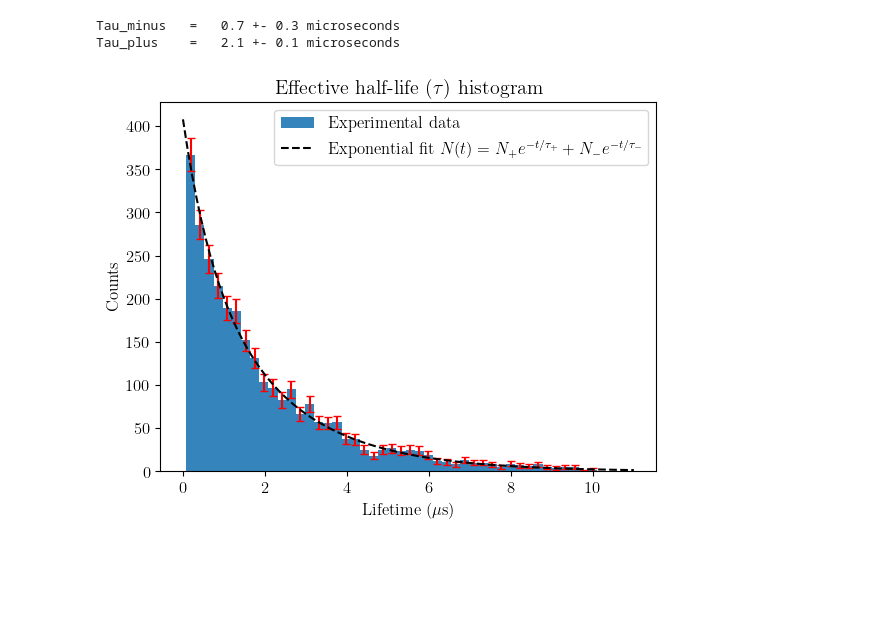
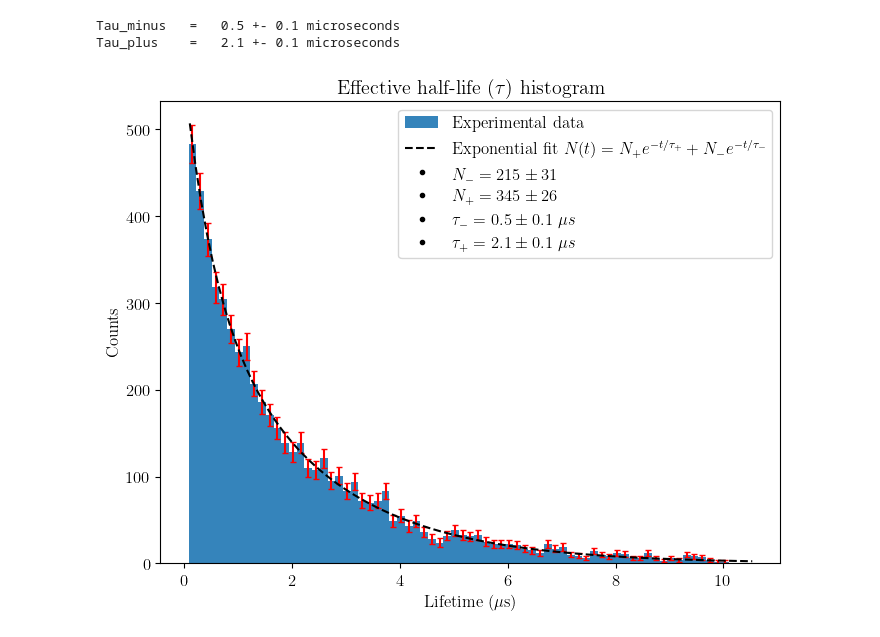
Before and after one commit to JoseCDS17/LabIV_UNIGE, a Jupyter notebook: Scintillator_Measurements/HalfLife_Muon/HalfLife_DataAnalysis.ipynb, the cells around one changed output. Saved outputs shown, nothing was run; the diff lists cells and outputs as text; code cells hidden in the pictures; blank space fills up the shorter version.

```diff
--- a/Scintillator_Measurements/HalfLife_Muon/HalfLife_DataAnalysis.ipynb
+++ b/Scintillator_Measurements/HalfLife_Muon/HalfLife_DataAnalysis.ipynb
@@ -22,5 +21,5 @@ print(len(data))
 # %%
-B = 45
+B = 70
 y, binedge = np.histogram(data, bins = B)
 centers = 0.5*(binedge[1:] + binedge[:-1])
 error = np.sqrt(y)
@@ -29,27 +28,33 @@ def f(t, N1, N2,tau1,tau2):
     return N1*np.exp(-t/tau1)+N2*np.exp(-t/tau2)
 
 popt, pcov = curve_fit(f, centers, y, sigma = error)
-xfit = np.linspace(0, np.max(centers)+1, 100)
+xfit = np.linspace(0.1, np.max(centers)+0.5, 100)
 fit = f(xfit, *popt)
 
-N_minus, N_plus, tau_minus, tau_plus = popt
-N_minus_err, N_plus_err, tau_minus_err, tau_plus_err = np.sqrt(np.diag(pcov))
+N_plus, N_minus, tau_plus, tau_minus = popt
+N_plus_err, N_minus_err, tau_plus_err, tau_minus_err = np.sqrt(np.diag(pcov))
 print(f'Tau_minus   =   {tau_minus:0.1f} +- {tau_minus_err:0.1f} microseconds')
 print(f'Tau_plus    =   {tau_plus:0.1f} +- {tau_plus_err:0.1f} microseconds')
 # %% [output]
-Tau_minus   =   0.7 +- 0.3 microseconds
+Tau_minus   =   0.5 +- 0.1 microseconds
 Tau_plus    =   2.1 +- 0.1 microseconds
 # %%
 fig, ax = plt.subplots()
+fig.set_figwidth(8)
+fig.set_figheight(6)
 
 ax.hist(data, bins = B, alpha=0.9, label = 'Experimental data')
-ax.errorbar(centers, y, error, fmt = " ", capsize = 3, color = 'r')
+ax.errorbar(centers, y, error, fmt = " ", capsize = 2, color = 'r')
 ax.plot(xfit, fit,'k--', label = r'Exponential fit $N(t)=N_+ e^{-t/\tau_+}+N_- e^{-t/\tau_-}$')
+ax.plot([],[],'.',color='k', label=rf'$N_- = {N_minus:.0f} \pm {N_minus_err:.0f}$')
+ax.plot([],[],'.',color='k', label=rf'$N_+ = {N_plus:.0f} \pm {N_plus_err:.0f}$')
+ax.plot([],[],'.',color='k', label=rf'$\tau_- = {tau_minus:.1f} \pm {tau_minus_err:.1f} \ \mu s$')
+ax.plot([],[],'.',color='k', label=rf'$\tau_+ = {tau_plus:.1f} \pm {tau_plus_err:.1f} \ \mu s$')
 ax.set_xlabel(r"Lifetime ($\mu$s)")
 ax.set_ylabel("Counts")
 ax.set_title(r'Effective half-life ($\tau$) histogram')
 ax.legend()
 
 fig.savefig('../../Images/HalfLife_Histogram.pdf')
 # %% [output]
-[figure, old version]
+[figure, new version]
```
Also changed, not shown: parts of 2 cells of this notebook, 4 other files.
